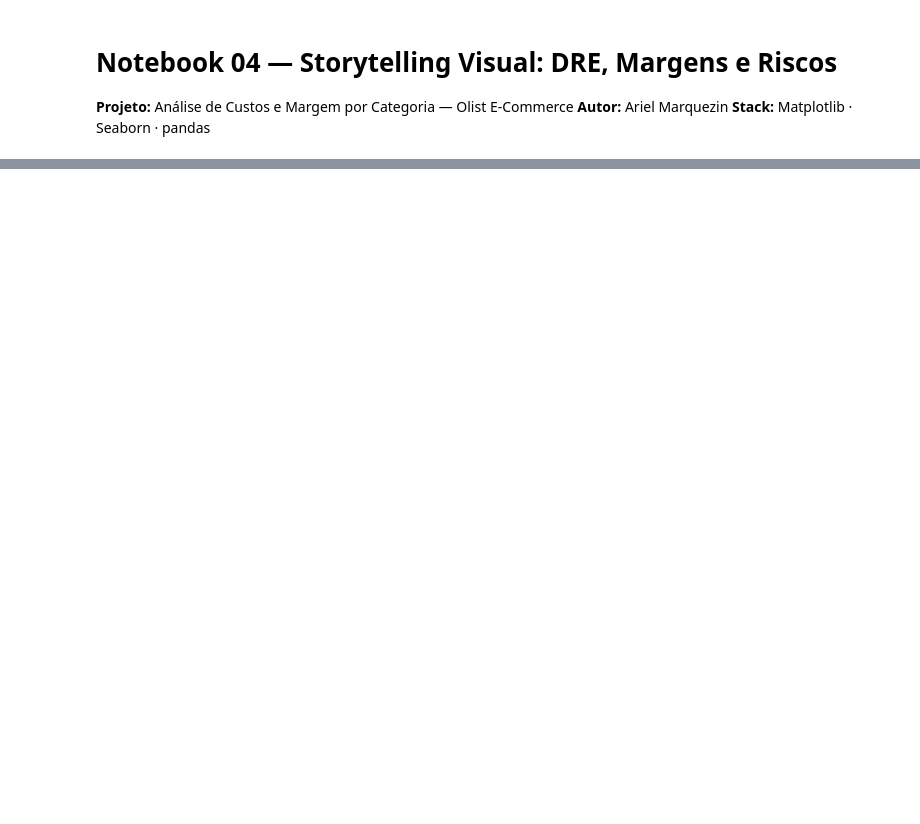
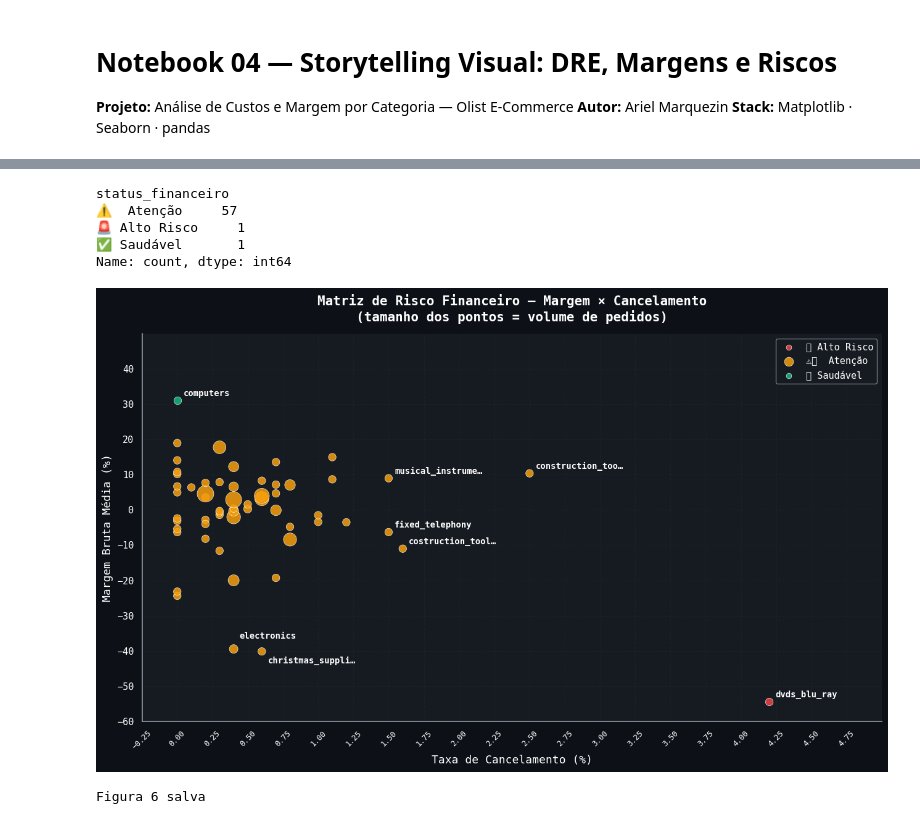
Before and after one commit to MarquezinAriel/Data-Pipelines, a Jupyter notebook: olist-cost-analysis/notebooks/04_visualizacao.ipynb, the cells around one changed output, grey strips where cells are left out. Cells and saved outputs as stored; diff of their text form; code cells hidden in the pictures; blank space fills up the shorter version.

```diff
--- a/olist-cost-analysis/notebooks/04_visualizacao.ipynb
+++ b/olist-cost-analysis/notebooks/04_visualizacao.ipynb
@@ -342,47 +414,88 @@ print('Figura 5 salva')
+# %%
+print(risk['status_financeiro'].value_counts())
+# %% [output]
+status_financeiro
+⚠️  Atenção     57
+🚨 Alto Risco     1
+✅ Saudável       1
+Name: count, dtype: int64
 # %%
 # ── FIGURA 6: Matriz de Risco ─────────────────────────────────────────────────
 fig, ax = plt.subplots(figsize=(13, 8))
 fig.patch.set_facecolor('#0d1117')
 ax.set_facecolor('#161b22')
 
-status_palette = {
-    '🚨 Alto Risco' : C_RED,
-    '⚠️  Atenção'   : C_YELLOW,
-    '🟡 Monitorar'  : C_BLUE,
-    '✅ Saudável'   : C_GREEN,
-}
+status_palette = {}
+for s in risk['status_financeiro'].unique():
+    if 'Alto' in s:
+        status_palette[s] = C_RED
+    elif 'Aten' in s:
+        status_palette[s] = C_YELLOW
+    elif 'Saud' in s:
+        status_palette[s] = C_GREEN
+    else:
+        status_palette[s] = C_BLUE
+
 for status, color in status_palette.items():
     mask = risk['status_financeiro'] == status
     sub  = risk[mask]
     ax.scatter(
         sub['cancel_rate_pct'],
         sub['margem_bruta_media_pct'],
-        s=sub['total_orders'] / 25,
+        s=np.maximum(sub['total_orders'] / 25, 80),
         color=color, alpha=0.85,
         edgecolors='white', linewidths=0.5,
-        label=status, zorder=3
+        label=status, marker='o',   # força círculo em todos
+        zorder=3
     )
 
-for _, row in risk.head(6).iterrows():
-    cat = row['category'][:14] + '…' if len(row['category']) > 14 else row['category']
+# Critério de anotação: outliers por cancelamento alto, margem muito negativa,
+# margem muito positiva, ou status diferente de Atenção
+cancel_thresh  = risk['cancel_rate_pct'].quantile(0.70)
+margem_low     = risk['margem_bruta_media_pct'].quantile(0.12)
+
+mask_label = (
+    (risk['margem_bruta_media_pct'] < -30) |
+    (risk['margem_bruta_media_pct'] > 20) |
+    (risk['cancel_rate_pct'] > 1.25) |
+    (~risk['status_financeiro'].str.contains('Aten'))
+)
+for _, row in risk[mask_label].iterrows():
+    cat = row['category'][:16] + '…' if len(row['category']) > 16 else row['category']
+    x_offset = 7
+    y_offset = 5
+    if 'christmas' in row['category'].lower():
+        y_offset = -14
+    elif 'electronics' in row['category'].lower():
+        y_offset = 12
     ax.annotate(cat,
                 xy=(row['cancel_rate_pct'], row['margem_bruta_media_pct']),
-                xytext=(6, 4), textcoords='offset points',
+                xytext=(x_offset, y_offset), textcoords='offset points',
                 fontsize=10, color='white', fontweight='bold')
 
 ax.set_xlabel('Taxa de Cancelamento (%)', fontsize=13, color='white')
 ax.set_ylabel('Margem Bruta Média (%)', fontsize=13, color='white')
 ax.set_title('Matriz de Risco Financeiro — Margem × Cancelamento\n(tamanho dos pontos = volume de pedidos)',
              fontsize=15, fontweight='bold', color='white', pad=15)
 ax.tick_params(labelsize=11, colors='white')
 ax.legend(loc='upper right', facecolor='#161b22', edgecolor='#8b949e',
-          fontsize=11, labelcolor='white')
+          fontsize=11, labelcolor='white', markerscale=0.7)
 ax.grid(alpha=0.25)
+
+ax.set_xlim(0, 5)
+ax.set_xticks(np.arange(-0.25, 5.00, 0.25))
+ax.tick_params(axis='x', labelsize=9, rotation=45)
+
+ax.set_ylim(-50, 50)
+ax.set_yticks(np.arange(-60, 41, 10))
 
 plt.tight_layout()
 plt.savefig(os.path.join(FIGURES_PATH, '06_matriz_risco.png'), dpi=150, bbox_inches='tight')
 plt.show()
 print('Figura 6 salva')
+# %% [output]
+[figure, added]
+Figura 6 salva
 # %%
 # ── FIGURA 7: Boxplot Ticket ──────────────────────────────────────────────────
 top12_cats = dre.nlargest(12, 'receita_liquida')['category'].tolist()
```
Also changed, not shown: parts of 13 cells of this notebook.
